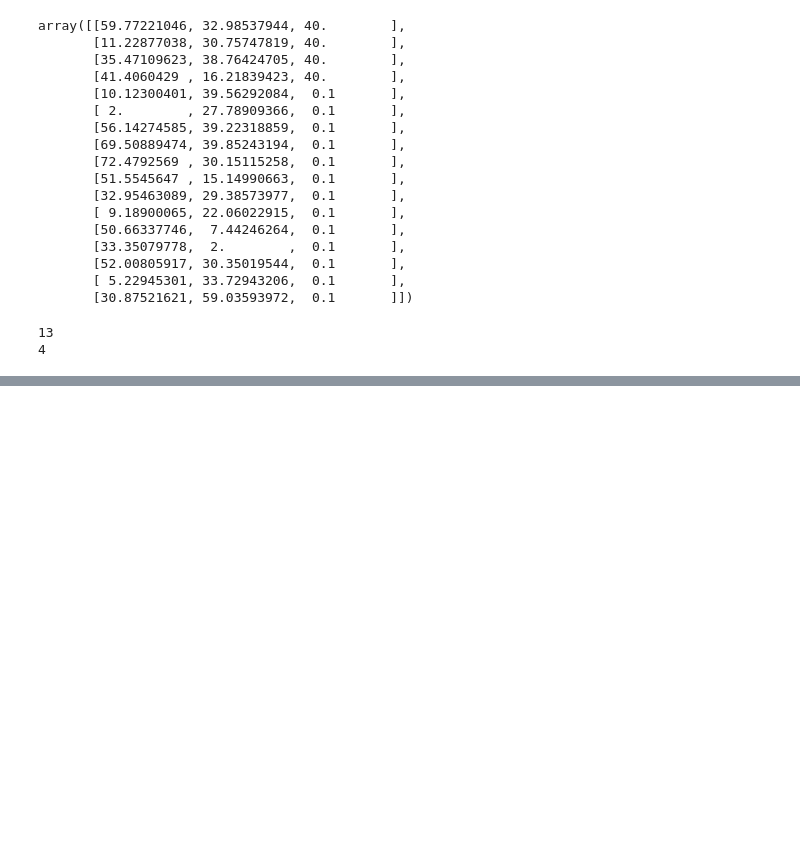
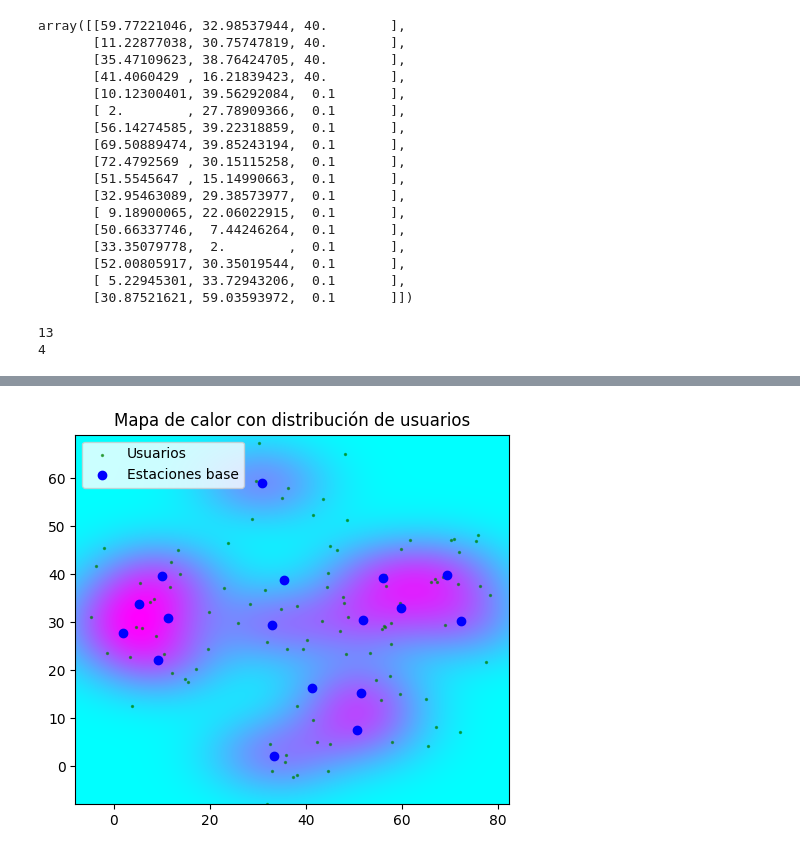
Before and after one commit to 6G-XTREME/PoF_Simulator, a Jupyter notebook: mocks/pruebas_mapa_rural/prueba mapa calor - uc 1.ipynb, the cells around one changed output, grey strips where cells are left out. Cells and saved outputs as stored; diff of their text form; code cells hidden in the pictures; blank space fills up the shorter version.

```diff
--- a/mocks/pruebas_mapa_rural/prueba mapa calor - uc 1.ipynb
+++ b/mocks/pruebas_mapa_rural/prueba mapa calor - uc 1.ipynb
@@ -98,0 +106,17 @@ plt.show()
+# %%
+# Ejemplo de uso
+xi, yi, zi_norm = HeatMap.generate_heat_map_bordered(base_stations=bs[nm:], bandwidth=0.4, border=10, grid_size=1000)
+
+usuarios = HeatMap.sample_users(xi, yi, zi_norm, 100)
+
+
+
+
+plt.imshow(zi_norm, origin='lower', extent=(xi.min(), xi.max(), yi.min(), yi.max()), cmap='cool')
+plt.scatter(usuarios[:, 0], usuarios[:, 1], s=2, color='green', alpha=0.6, label="Usuarios")
+plt.scatter(bs[:, 0], bs[:, 1], color='blue', label="Estaciones base")
+plt.legend()
+plt.title("Mapa de calor con distribución de usuarios")
+plt.show()
+# %% [output]
+[figure, added]
```
Also changed, not shown: parts of 4 cells of this notebook, 7 other files.
